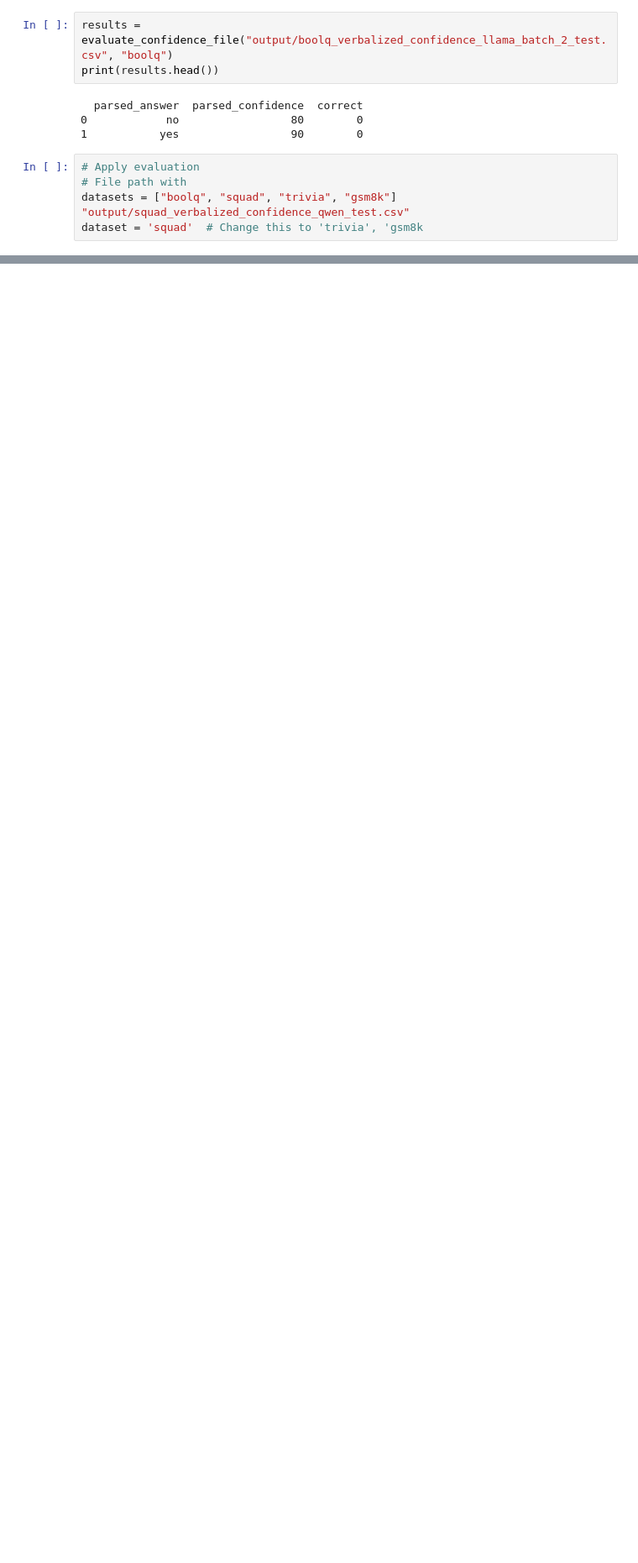
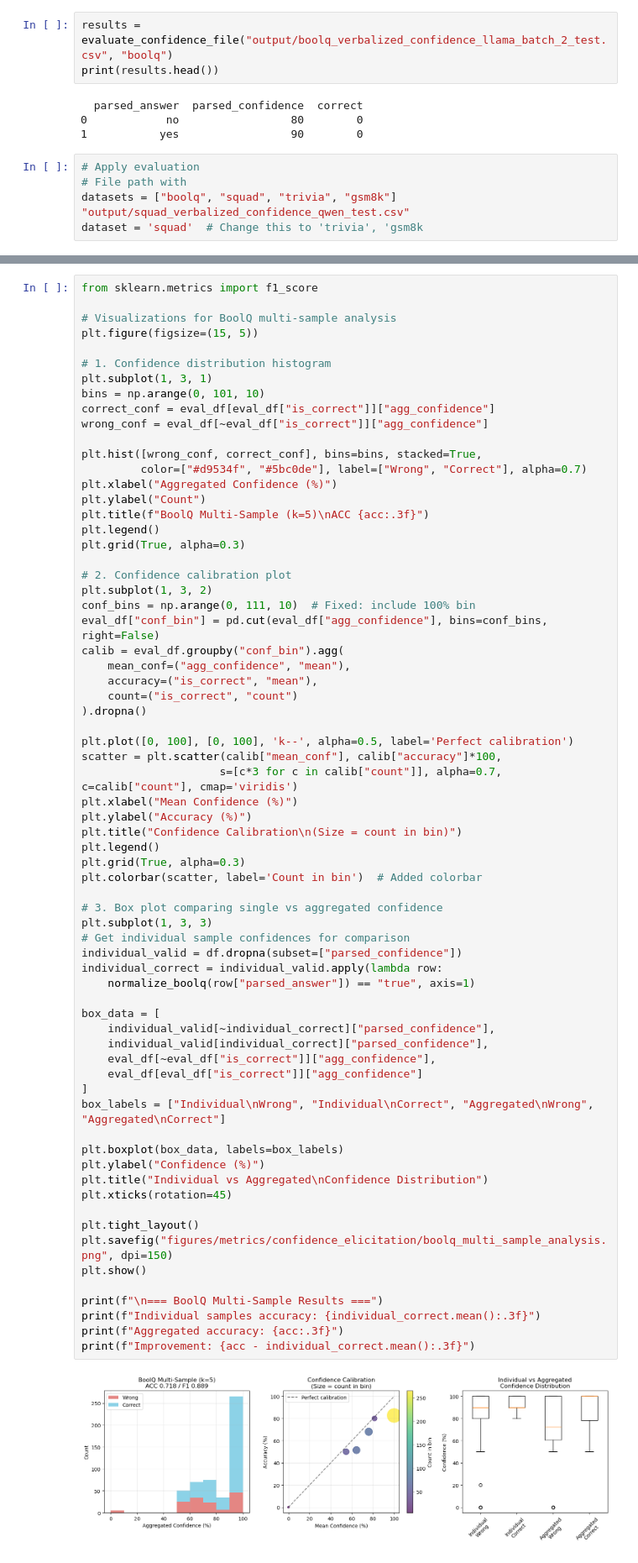
Before and after one commit to christian-hobelsberger/LLMUncertainty, a Jupyter notebook: analyze_confidence_output.ipynb, the cells around one changed output, grey strips where cells are left out. Shown at 84% size. Cells and saved outputs as stored; diff of their text form; blank space fills up the shorter version.

Commit message:
first multi sample per question prompting

```diff
--- a/analyze_confidence_output.ipynb
+++ b/analyze_confidence_output.ipynb
@@ -713,0 +840,70 @@ dataset = 'squad'  # Change this to 'trivia', 'gsm8k
+# %%
+from sklearn.metrics import f1_score
+
+# Visualizations for BoolQ multi-sample analysis
+plt.figure(figsize=(15, 5))
+
+# 1. Confidence distribution histogram
+plt.subplot(1, 3, 1)
+bins = np.arange(0, 101, 10)
+correct_conf = eval_df[eval_df["is_correct"]]["agg_confidence"]
+wrong_conf = eval_df[~eval_df["is_correct"]]["agg_confidence"]
+
+plt.hist([wrong_conf, correct_conf], bins=bins, stacked=True,
+         color=["#d9534f", "#5bc0de"], label=["Wrong", "Correct"], alpha=0.7)
+plt.xlabel("Aggregated Confidence (%)")
+plt.ylabel("Count")
+plt.title(f"BoolQ Multi-Sample (k=5)\nACC {acc:.3f}")
+plt.legend()
+plt.grid(True, alpha=0.3)
+
+# 2. Confidence calibration plot
+plt.subplot(1, 3, 2)
+conf_bins = np.arange(0, 111, 10)  # Fixed: include 100% bin
+eval_df["conf_bin"] = pd.cut(eval_df["agg_confidence"], bins=conf_bins, right=False)
+calib = eval_df.groupby("conf_bin").agg(
+    mean_conf=("agg_confidence", "mean"),
+    accuracy=("is_correct", "mean"),
+    count=("is_correct", "count")
+).dropna()
+
+plt.plot([0, 100], [0, 100], 'k--', alpha=0.5, label='Perfect calibration')
+scatter = plt.scatter(calib["mean_conf"], calib["accuracy"]*100,
+                     s=[c*3 for c in calib["count"]], alpha=0.7, c=calib["count"], cmap='viridis')
+plt.xlabel("Mean Confidence (%)")
+plt.ylabel("Accuracy (%)")
+plt.title("Confidence Calibration\n(Size = count in bin)")
+plt.legend()
+plt.grid(True, alpha=0.3)
+plt.colorbar(scatter, label='Count in bin')  # Added colorbar
+
+# 3. Box plot comparing single vs aggregated confidence
+plt.subplot(1, 3, 3)
+# Get individual sample confidences for comparison
+individual_valid = df.dropna(subset=["parsed_confidence"])
+individual_correct = individual_valid.apply(lambda row:
+    normalize_boolq(row["parsed_answer"]) == "true", axis=1)
+
+box_data = [
+    individual_valid[~individual_correct]["parsed_confidence"],
+    individual_valid[individual_correct]["parsed_confidence"],
+    eval_df[~eval_df["is_correct"]]["agg_confidence"],
+    eval_df[eval_df["is_correct"]]["agg_confidence"]
+]
+box_labels = ["Individual\nWrong", "Individual\nCorrect", "Aggregated\nWrong", "Aggregated\nCorrect"]
+
+plt.boxplot(box_data, labels=box_labels)
+plt.ylabel("Confidence (%)")
+plt.title("Individual vs Aggregated\nConfidence Distribution")
+plt.xticks(rotation=45)
+
+plt.tight_layout()
+plt.savefig("figures/metrics/confidence_elicitation/boolq_multi_sample_analysis.png", dpi=150)
+plt.show()
+
+print(f"\n=== BoolQ Multi-Sample Results ===")
+print(f"Individual samples accuracy: {individual_correct.mean():.3f}")
+print(f"Aggregated accuracy: {acc:.3f}")
+print(f"Improvement: {acc - individual_correct.mean():.3f}")
+# %% [output]
+[figure, added]
```
Also changed, not shown: parts of 6 cells of this notebook, 6 other files.
